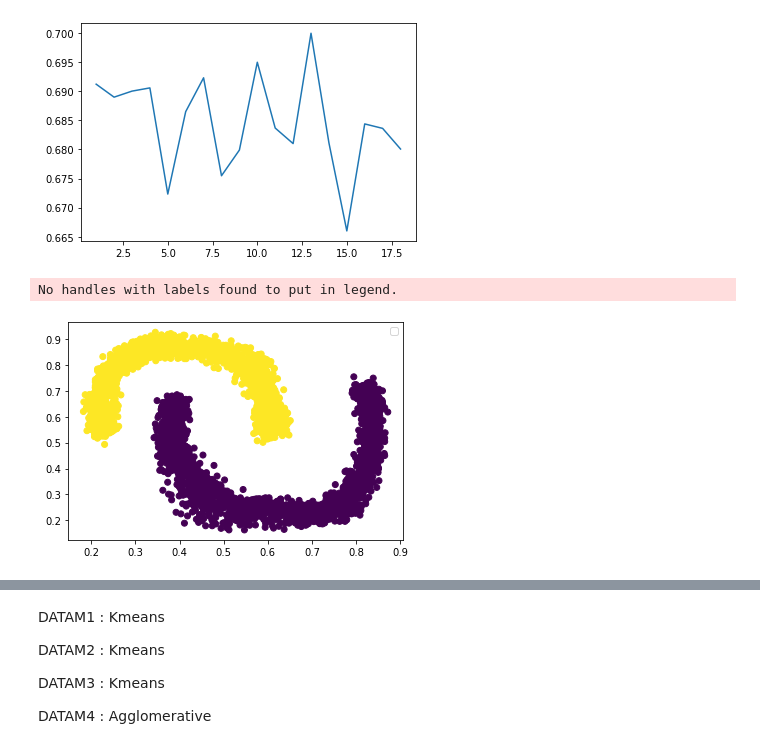
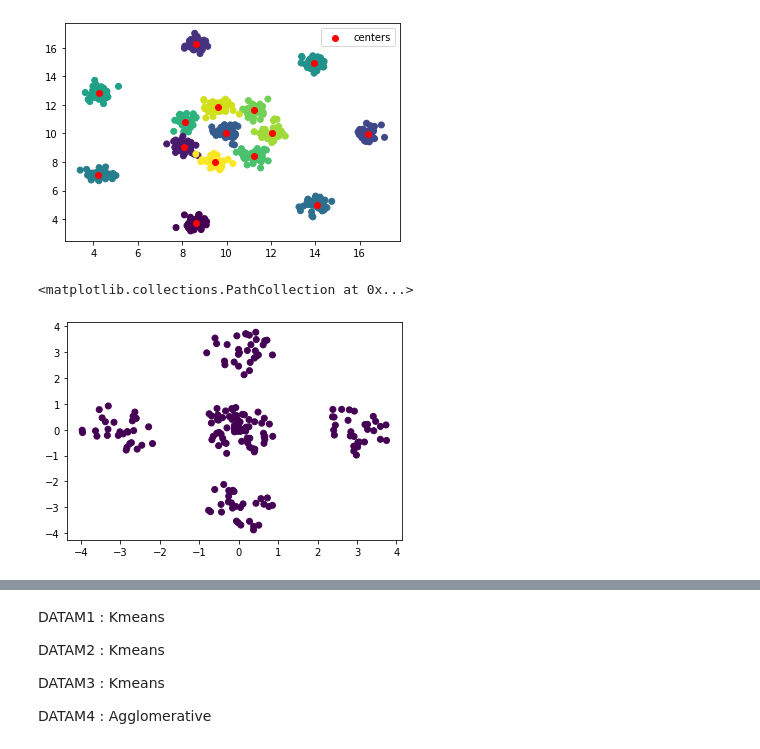
Before and after one commit to Gwen02/TP-ADP, a Jupyter notebook: TP_APD.ipynb, the cells around one changed output, grey strips where cells are left out. Drawn from its saved outputs; the diff is of its cells as text; code cells hidden in the pictures.

Commit message:
Changements de différentes fonctions et implémentation du plot DBSCAN et HDBSCAN

```diff
--- a/TP_APD.ipynb
+++ b/TP_APD.ipynb
@@ -65,14 +66,20 @@ si l'inertie passe de 200 à 192, la fonction va retourner la clusterisation ave
 
 def Kmeans_inertia(dataset, max_clusters = 20, pourcentage = 0.05):
 
-    list_kmeans, list_scores = [], []
+    list_kmeans, list_scores, list_time = [], [], []
 
     for i in range(1,max_clusters):
+        timer = time.time()
         kmeans = KMeans(n_clusters = i, random_state=0).fit(dataset)
         list_kmeans.append(kmeans)
         list_scores.append(kmeans.inertia_)
+        list_time.append(round(time.time() - timer,4))
 
     best_cluster_number = len(list_scores)
+    #plt.figure()
+    #plt.plot(np.linspace(1,max_clusters - 1,max_clusters - 1), list_time)
+    #plt.show()
+    #print(list_time)
 
     for i in range(1, len(list_scores)):
         ecart = list_scores[i - 1] - list_scores[i]
@@ -127,12 +134,14 @@ def plot_clusters_kmeans(dataset):
     plt.legend()
 
 def plot_clusters_kmeans_inertia(dataset):
-    dataset = process_name(dataset)
-    solution = Kmeans_inertia(dataset)
-    X, Y = init_df_cluster(dataset)
+    data = process_name(dataset)
+    solution = Kmeans_inertia(data)
+    X, Y = init_df_cluster(data)
+    plt.figure()
     plt.scatter(X, Y, c = solution.labels_)
     plt.scatter(solution.cluster_centers_[:,0], solution.cluster_centers_[:,1], c='r', label = 'centers')
     plt.legend()
+    plt.show()
 
 #VERSION MISTERY
 
@@ -142,18 +151,37 @@ def plot_clusters_kmeans3D(dataset):
     X, Y = init_df_cluster(dataset)
     fig = plt.figure()
     ax = plt.axes(projection ='3d')
-    ax.scatter(dataset[0]["X"], dataset[0]["Y"], dataset[0]["Z"], c = clusters.labels_ )
+    ax.scatter(dataset.iloc[:,0], dataset.iloc[:,1], dataset.iloc[:,2], c = clusters.labels_)
     #plt.scatter(nom.cluster_centers_[:,0], nom.cluster_centers_[:,1], nom.cluster_centers_[:,2], c='r', label = 'centers')
     #plt.scatter(X, Y, c = nom.labels_)
     #plt.scatter(nom.cluster_centers_[:,0], nom.cluster_centers_[:,1], c='r', label = 'centers')
-    #plt.legend()
+    plt.legend()
     plt.show()
 
-def plot_dbscan(dataset, eps_param = 1, min_samples_param = 10):
+def plot_dbscan(dataset, eps_param = 0.5, min_samples_param = 10):
     dataset = process_name(dataset)
-    clusters = DBSCAN_result = DBSCAN(eps = eps_param, min_samples = min_samples_param).fit(dataset)
+    DBSCAN_result = DBSCAN(eps = eps_param, min_samples = min_samples_param).fit(dataset)
     X, Y = init_df_cluster(dataset)
     plt.scatter(X,Y, c = DBSCAN_result.labels_)
+
+def plot_dbscan_iteration(dataset):
+    list_scores = []
+    dataset = process_name(dataset)
+    X, Y = init_df_cluster(dataset)
+    eps_list = np.linspace(0.1, 1, 10)
+    for eps in eps_list:
+        for samples in range(2,6):
+            time_start = time.time()
+            DBSCAN_result = DBSCAN(eps = eps, min_samples = samples).fit(dataset)
+            plt.figure()
+            plt.scatter(X,Y, c = DBSCAN_result.labels_)
+            plt.xlabel(f"eps = {eps}, le nombre de samples est de {samples}")
+            plt.legend()
+            plt.show()
+            print(f"Le temps d'exécution est de : {time.time() - time_start}")
+            #print(DBSCAN_result.labels_)
+            #print(metrics.silhouette_score(DBSCAN_result, DBSCAN_result.labels_)) <- voir bug
+
 
 def plot_hdbscan(dataset, min_cluster_size = 10):
     dataset = process_name(dataset)
@@ -168,24 +196,22 @@ def plot_hdbscan(dataset, min_cluster_size = 10):
 # %%
 def process_name(dataset):
     df = pd.DataFrame(dataset[0])
     list_name = df.iloc[:, -1]
     list_pre, list_post, compteur = [], [], 0
     for element in list_name:
         if element not in list_pre:
             list_pre.append(element)
             list_post.append(compteur)
             compteur+=1
     for i in range(len(list_pre)):
         df.iloc[:, -1] = list_name.replace(list_pre[i], list_post[i])
     return df
 
 
 
-plot_agglomerative(data6, time = True)
+plot_clusters_kmeans_inertia(data1)
 # %% [output]
-[figure, old version]
+[figure, new version]
-No handles with labels found to put in legend.
-[figure, removed]
 # %%
 data = data1
 df = pd.DataFrame(data[0])
@@ -274,12 +300,12 @@ plt.figure()
 plt.plot(X, time_tab)
 # %%
 # DBSCAN
-X4, Y4 = df[df.columns[0]], df[df.columns[1]]
-
-df = pd.DataFrame(data12[0])
-
-df["class"] = df["class"].replace(b'noise', b'10')
+df = process_name(data7)
+X4, Y4 = init_df_cluster(df)
 
 DBSCAN_result = DBSCAN(eps = 1, min_samples = 10).fit(df)
 plt.scatter(X4,Y4, c = DBSCAN_result.labels_)
+# %% [output]
+<matplotlib.collections.PathCollection at 0x...>
+[figure, added]
 # %%
```
Also changed, not shown: parts of 4 cells of this notebook.
